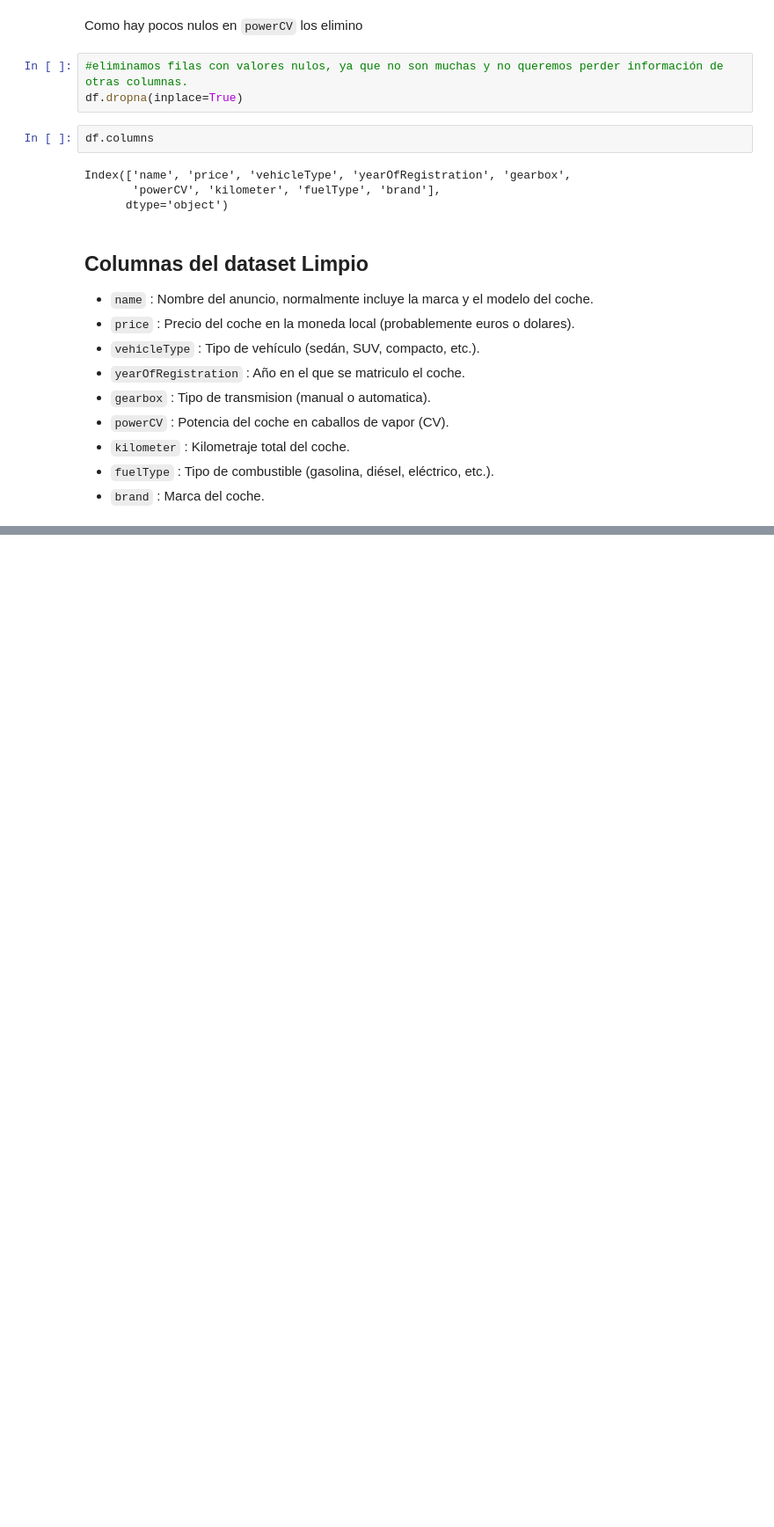
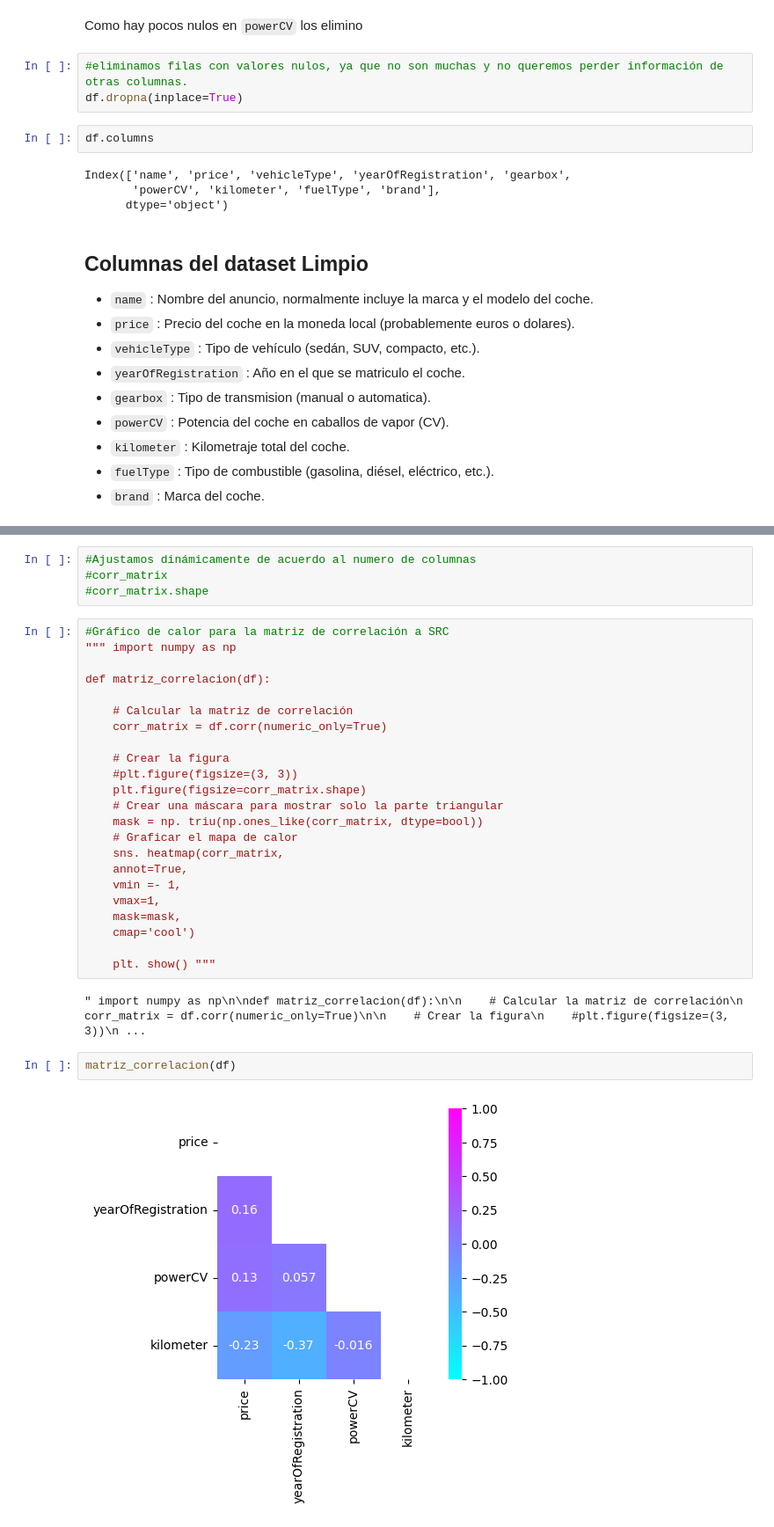
Before and after one commit to IGA-0658/autorenew_EDA, a Jupyter notebook: notebooks/03-EDA.ipynb, the cells around one changed output, grey strips where cells are left out. Shown at 88% size. Cells and saved outputs as stored; diff of their text form; blank space fills up the shorter version.

```diff
--- a/notebooks/03-EDA.ipynb
+++ b/notebooks/03-EDA.ipynb
@@ -197,0 +297,33 @@ Index(['name', 'price', 'vehicleType', 'yearOfRegistration', 'gearbox',
+# %%
+#Ajustamos dinámicamente de acuerdo al numero de columnas
+#corr_matrix
+#corr_matrix.shape
+# %%
+#Gráfico de calor para la matriz de correlación a SRC
+""" import numpy as np
+
+def matriz_correlacion(df):
+
+    # Calcular la matriz de correlación
+    corr_matrix = df.corr(numeric_only=True)
+
+    # Crear la figura
+    #plt.figure(figsize=(3, 3))
+    plt.figure(figsize=corr_matrix.shape)
+    # Crear una máscara para mostrar solo la parte triangular
+    mask = np. triu(np.ones_like(corr_matrix, dtype=bool))
+    # Graficar el mapa de calor
+    sns. heatmap(corr_matrix,
+    annot=True,
+    vmin =- 1,
+    vmax=1,
+    mask=mask,
+    cmap='cool')
+
+    plt. show() """
+# %% [output]
+" import numpy as np\n\ndef matriz_correlacion(df):\n\n    # Calcular la matriz de correlación\n    corr_matrix = df.corr(numeric_only=True)\n\n    # Crear la figura\n    #plt.figure(figsize=(3, 3))\n ...
+# %%
+matriz_correlacion(df)
+# %% [output]
+[figure, added]
```
Also changed, not shown: parts of 6 cells of this notebook, 1 other file.
